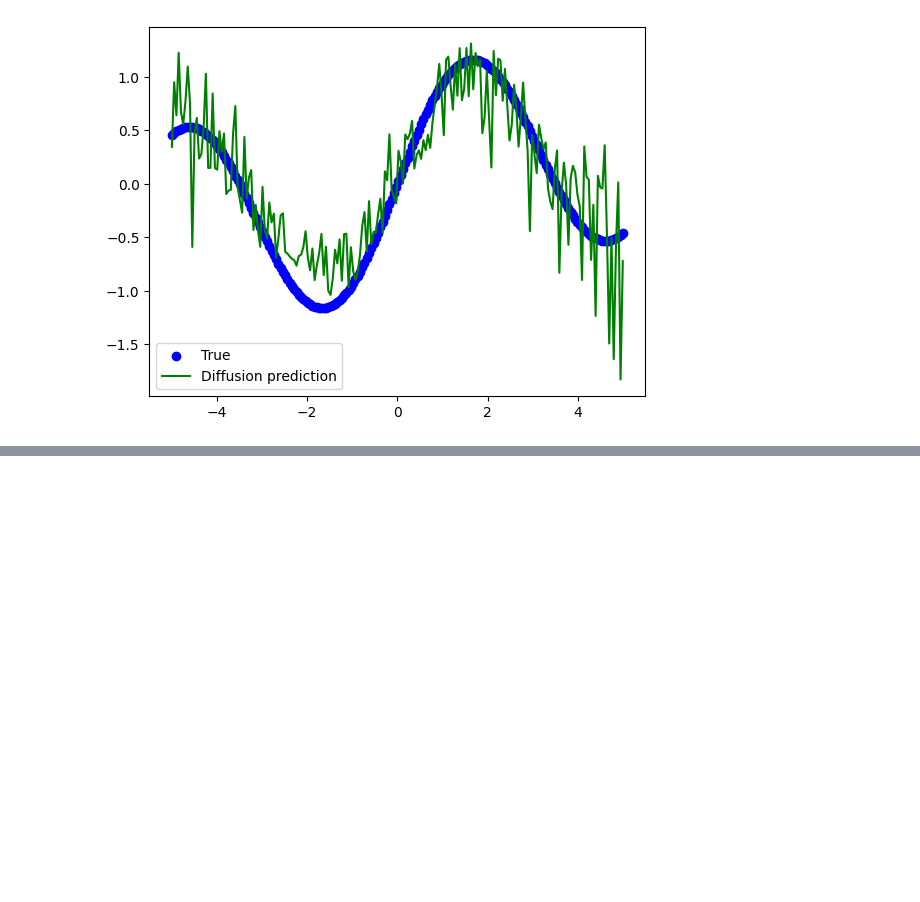
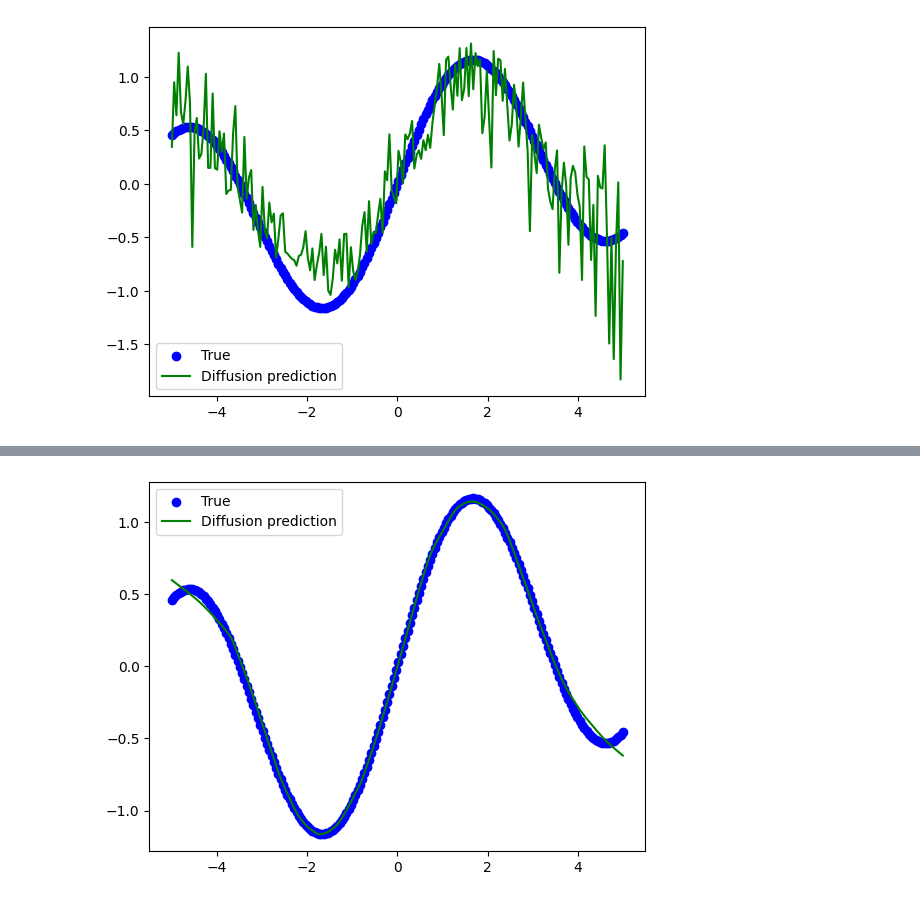
Before and after one commit to MeryemLiab/Diffusion-GP, a Jupyter notebook: notebooks/visualise_diff.ipynb, the cells around one changed output, grey strips where cells are left out. Cells and saved outputs as stored; diff of their text form; code cells hidden in the pictures; blank space fills up the shorter version.

Commit message:
diff updated

```diff
--- a/notebooks/visualise_diff.ipynb
+++ b/notebooks/visualise_diff.ipynb
@@ -102,3 +102,25 @@ plt.legend()
 plt.show()
 # %% [output]
 [figure]
+# %%
+def sample_diffusion(model, x, num_steps, alpha_bars):
+    model.eval()
+
+    with torch.no_grad():
+        x = x.float()
+        y_t = torch.randn_like(x)
+
+        for t in reversed(range(num_steps)):
+            t_tensor = torch.full((len(x),), t / (num_steps - 1), dtype=x.dtype)
+
+            pred_noise = model(x, y_t, t_tensor).squeeze(1)
+
+            alpha_bar_t = alpha_bars[t]
+
+            y_t = (y_t - pred_noise * torch.sqrt(1 - alpha_bar_t)) / torch.sqrt(alpha_bar_t)
+
+        return y_t
+# %%
+y_pred_diff = sample_diffusion(model, x_torch, num_steps, alpha_bars)
+
+y_pred_diff = y_pred_diff.detach().numpy()
@@ -104,0 +145,9 @@ plt.show()
+# %%
+plt.scatter(x, y_true, label="True", color='blue')
+
+plt.plot(x, y_pred_diff, label="Diffusion prediction", color='green')
+
+plt.legend()
+plt.show()
+# %% [output]
+[figure, added]
```
Also changed, not shown: parts of 1 cell of this notebook.
